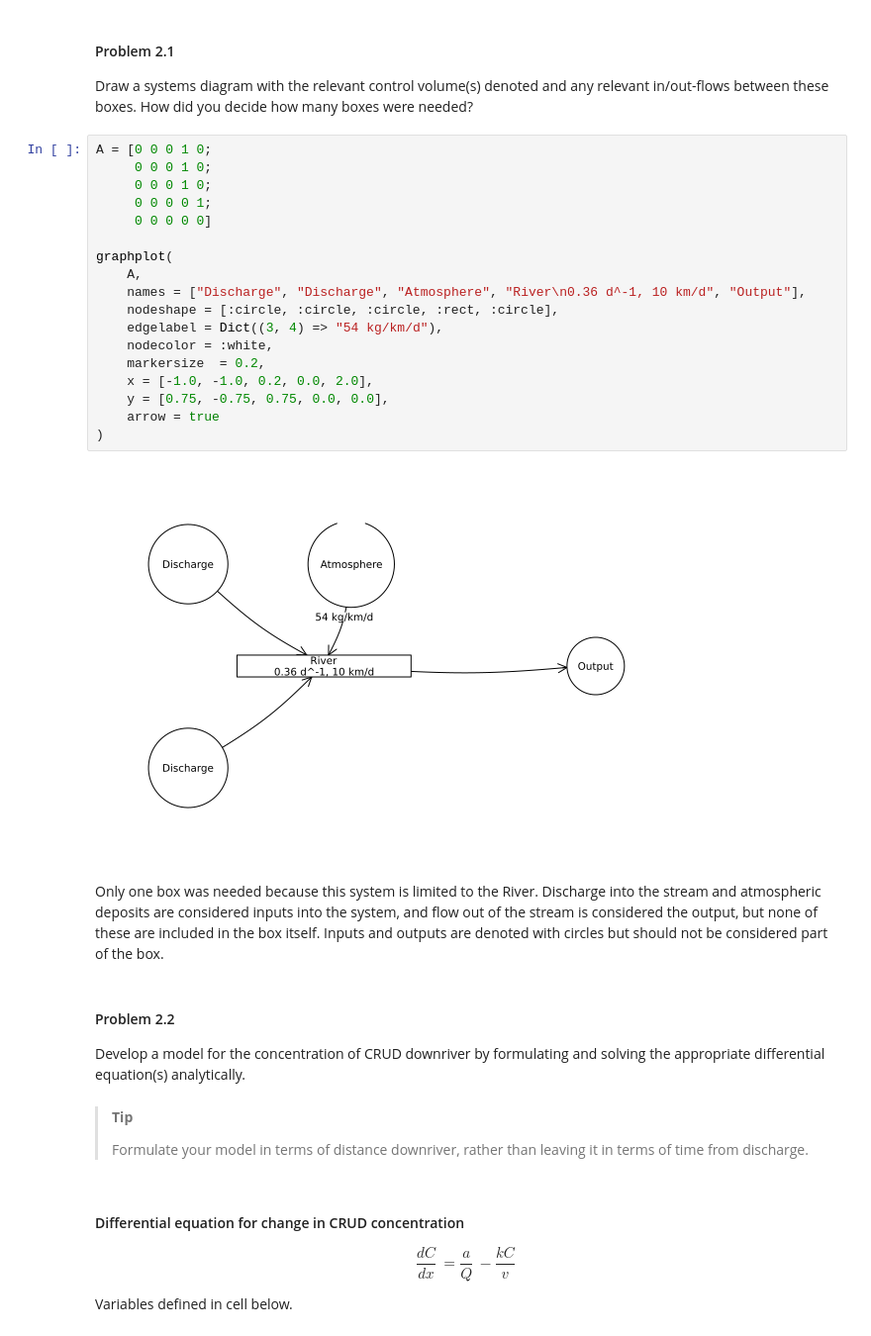
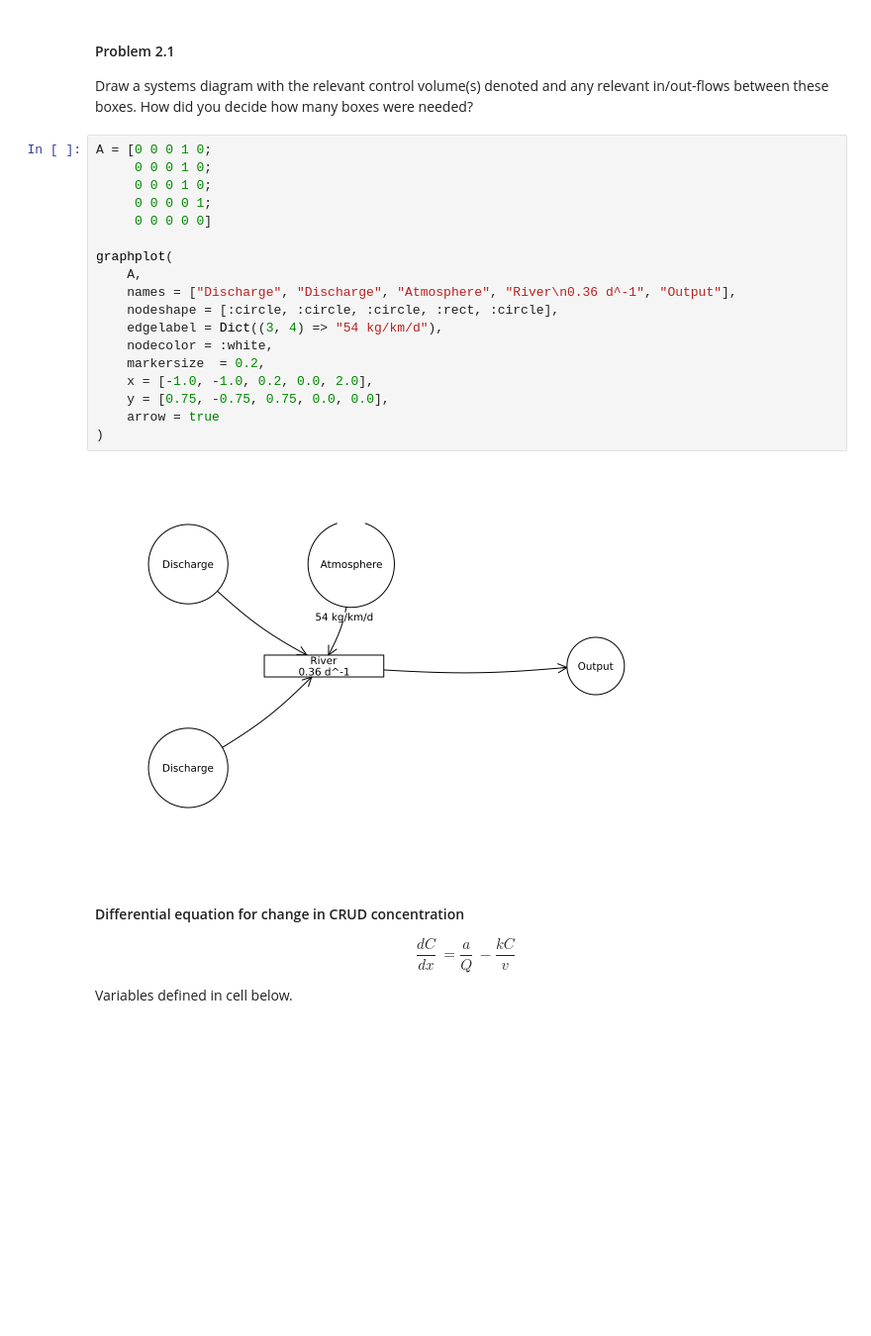
Before and after one commit to BEE4750-FA25/hw2-sarah-nathan, a Jupyter notebook: hw02.ipynb, the cells around one changed output. Shown at 99% size. Saved outputs shown, nothing was run; the diff lists cells and outputs as text; blank space fills up the shorter version.

```diff
--- a/hw02.ipynb
+++ b/hw02.ipynb
@@ -78,35 +82,23 @@ many boxes were needed?
 # %%
 A = [0 0 0 1 0;
      0 0 0 1 0;
      0 0 0 1 0;
      0 0 0 0 1;
      0 0 0 0 0]
 
 graphplot(
     A,
-    names = ["Discharge", "Discharge", "Atmosphere", "River\n0.36 d^-1, 10 km/d", "Output"],
+    names = ["Discharge", "Discharge", "Atmosphere", "River\n0.36 d^-1", "Output"],
     nodeshape = [:circle, :circle, :circle, :rect, :circle],
     edgelabel = Dict((3, 4) => "54 kg/km/d"),
     nodecolor = :white,
     markersize  = 0.2,
     x = [-1.0, -1.0, 0.2, 0.0, 2.0],
     y = [0.75, -0.75, 0.75, 0.0, 0.0],
     arrow = true
 )
 # %% [output]
-[figure, old version]
+[figure, new version]
-# %% [markdown]
-Only one box was needed because this system is limited to the River. Discharge into the stream and atmospheric deposits are considered inputs into the system, and flow out of the stream is considered the output, but none of these are included in the box itself. Inputs and outputs are denoted with circles but should not be considered part of the box.
-# %% [markdown]
-#### Problem 2.2
-
-Develop a model for the concentration of CRUD downriver by formulating
-and solving the appropriate differential equation(s) analytically.
-# %% [markdown]
-> **Tip**
->
-> Formulate your model in terms of distance downriver, rather than
-> leaving it in terms of time from discharge.
 # %% [markdown]
 #### Differential equation for change in CRUD concentration
 
```
Also changed, not shown: parts of 7 cells of this notebook.
